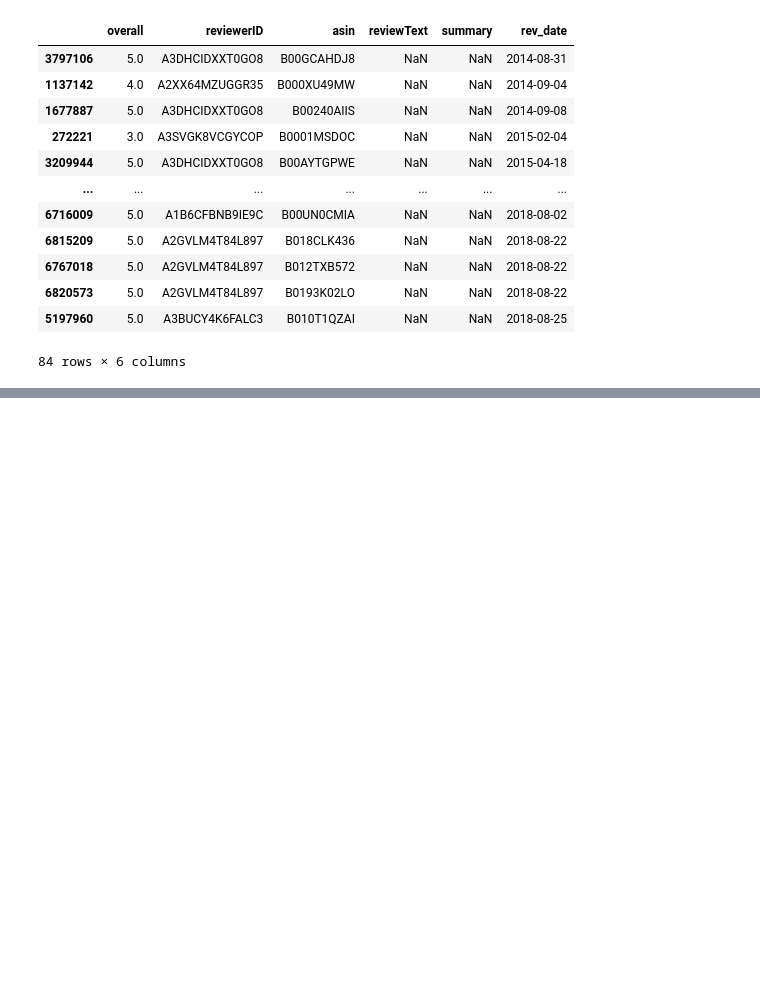
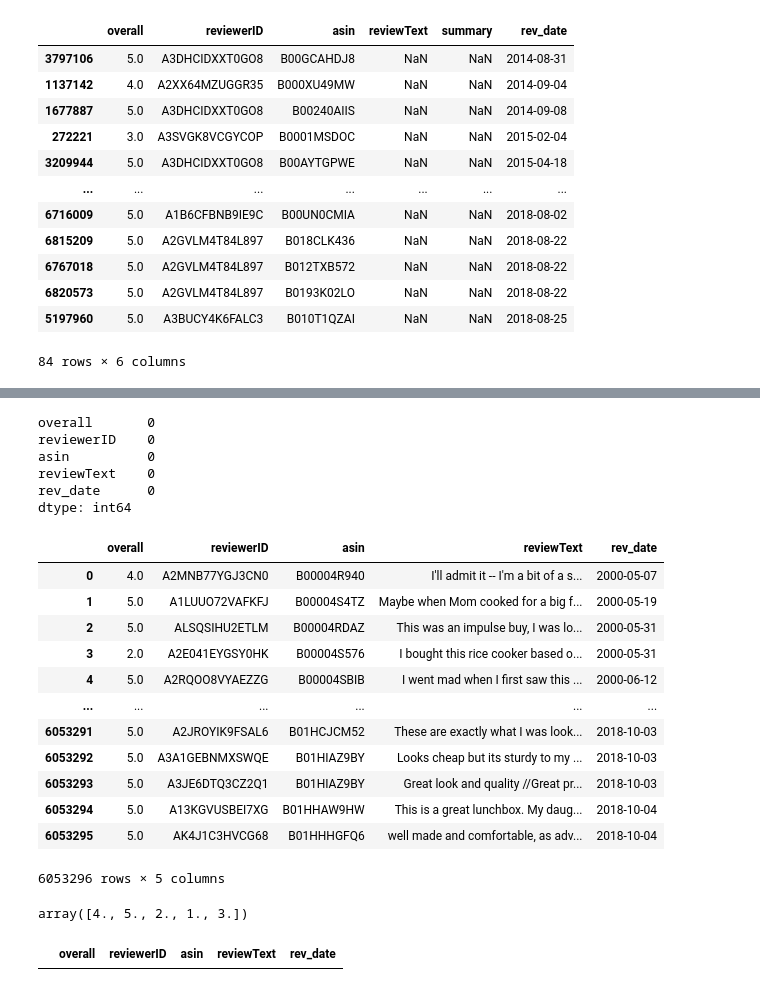
Before and after one commit to Thaslim/Amazon_Review_Analysis, a Jupyter notebook: Data_preprocessing.ipynb, the cells around one changed output, grey strips where cells are left out. Drawn from its saved outputs; the diff is of its cells as text; code cells hidden in the pictures; blank space fills up the shorter version.

```diff
--- a/Data_preprocessing.ipynb
+++ b/Data_preprocessing.ipynb
@@ -189,0 +256,9 @@ df.drop(idx,inplace=True)
+# %%
+#code for removing url in any form
+import re
+def remove_urls (vTEXT):
+    vTEXT = re.sub(r'(https|http|www)(://|\.)(\w|\.|\/|\?|\=|\&|\%|[-]|\///)*\b', '', vTEXT, flags=re.MULTILINE)
+    return(vTEXT)
+# %%
+#Get all the indexes of reviewtext which has url
+idrev = df[df.reviewText.str.match(pat = '(https)|(http)|(www.)')].index
@@ -189,0 +302,35 @@ df.drop(idx,inplace=True)
+# %%
+#Check for null values
+df.isnull().sum()
+# %% [output]
+overall       0
+reviewerID    0
+asin          0
+reviewText    0
+rev_date      0
+dtype: int64
+# %%
+df
+# %% [output]
+|  | overall | reviewerID | asin | reviewText | rev_date |
+| 0 | 4.0 | A2MNB77YGJ3CN0 | B00004R940 | I'll admit it -- I'm a bit of a s... | 2000-05-07 |
+| 1 | 5.0 | A1LUUO72VAFKFJ | B00004S4TZ | Maybe when Mom cooked for a big f... | 2000-05-19 |
+| 2 | 5.0 | ALSQSIHU2ETLM | B00004RDAZ | This was an impulse buy, I was lo... | 2000-05-31 |
+| 3 | 2.0 | A2E041EYGSY0HK | B00004S576 | I bought this rice cooker based o... | 2000-05-31 |
+| 4 | 5.0 | A2RQOO8VYAEZZG | B00004SBIB | I went mad when I first saw this ... | 2000-06-12 |
+| ... | ... | ... | ... | ... | ... |
+| 6053291 | 5.0 | A2JROYIK9FSAL6 | B01HCJCM52 | These are exactly what I was look... | 2018-10-03 |
+| 6053292 | 5.0 | A3A1GEBNMXSWQE | B01HIAZ9BY | Looks cheap but its sturdy to my ... | 2018-10-03 |
+| 6053293 | 5.0 | A3JE6DTQ3CZ2Q1 | B01HIAZ9BY | Great look and quality //Great pr... | 2018-10-03 |
+| 6053294 | 5.0 | A13KGVUSBEI7XG | B01HHAW9HW | This is a great lunchbox. My daug... | 2018-10-04 |
+| 6053295 | 5.0 | AK4J1C3HVCG68 | B01HHHGFQ6 | well made and comfortable, as adv... | 2018-10-04 |
+6053296 rows × 5 columns
+# %%
+#Check if overall contains valid rating
+df.overall.unique()
+# %% [output]
+array([4., 5., 2., 1., 3.])
+# %%
+df[df.reviewText.str.contains(' NaN ')==True]
+# %% [output]
+|  | overall | reviewerID | asin | reviewText | rev_date |
```
Also changed, not shown: parts of 17 cells of this notebook, 2 other files.
